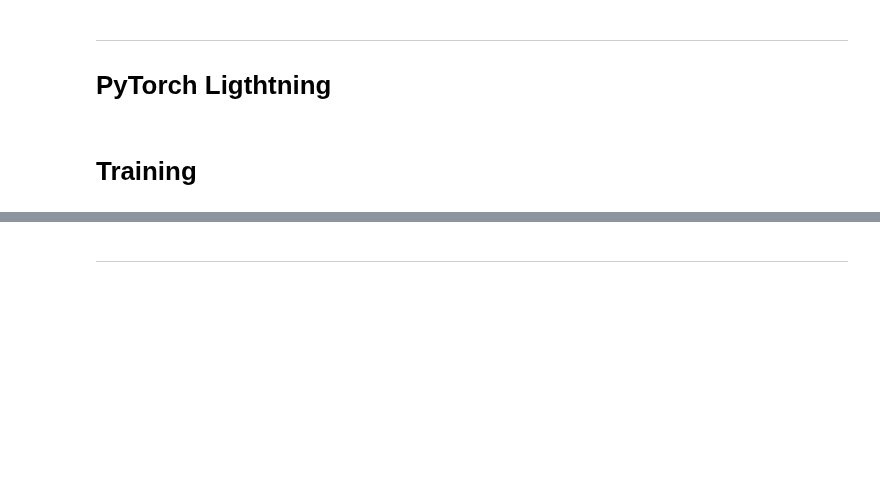
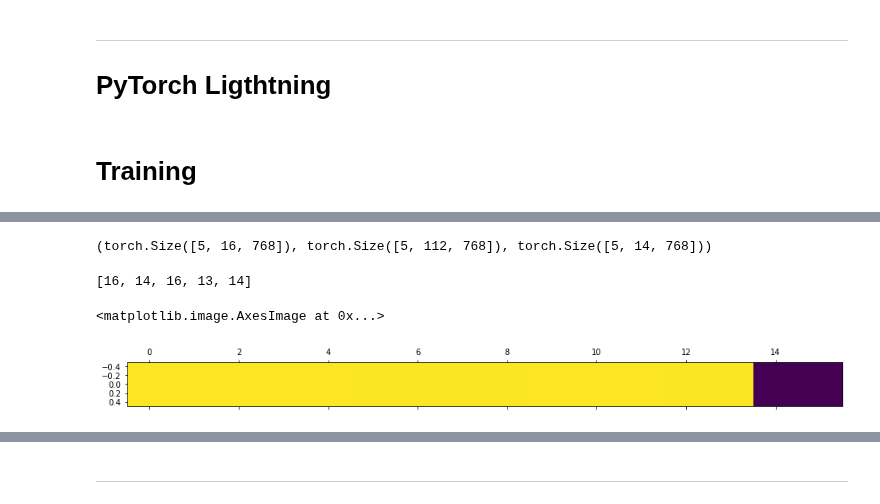
Before and after one commit to simonjisu/Text2SQL, a Jupyter notebook: Notebooks/SQLtransformer.ipynb, the cells around one changed output, grey strips where cells are left out. Cells and saved outputs as stored; diff of their text form; code cells hidden in the pictures; blank space fills up the shorter version.

```diff
--- a/Notebooks/SQLtransformer.ipynb
+++ b/Notebooks/SQLtransformer.ipynb
@@ -2066,0 +2127,35 @@ LOCAL_RANK: 0 - CUDA_VISIBLE_DEVICES: [0]
+# %%
+encode_outputs = model.model_bert(**encode_inputs)
+# %%
+input_question_mask, input_db_mask, input_col_mask = model.get_input_mask(encode_inputs)
+# %%
+question_padded, question_lengths = model.get_decoder_batches(encode_outputs, input_question_mask, pad_idx=model.tokenizer_bert.pad_token_id)
+db_padded, db_lengths = model.get_decoder_batches(encode_outputs, input_db_mask, pad_idx=model.tokenizer_bert.pad_token_id)
+col_padded, col_lengths = model.get_decoder_batches(encode_outputs, input_col_mask, pad_idx=model.tokenizer_bert.pad_token_id)
+# %%
+question_padded.size(), db_padded.size(), col_padded.size()
+# %% [output]
+(torch.Size([5, 16, 768]), torch.Size([5, 112, 768]), torch.Size([5, 14, 768]))
+# %%
+select_outputs, at1 = model.model_decoder.select_decoder(question_padded, db_padded, col_padded, question_lengths, col_lengths, True)
+select_idxes = g_sc if g_sc else model.model_decoder.predict_decoder("sc", select_outputs=select_outputs)
+# select_idxes = self.predict_decoder("sc", select_outputs=select_outputs)
+
+agg_outputs, at2 = model.model_decoder.agg_decoder(question_padded, db_padded, col_padded, question_lengths, col_lengths, select_idxes, True)
+
+where_num_outputs, at3  = model.model_decoder.where_num_decoder(question_padded, db_padded, col_padded, question_lengths, col_lengths, True)
+where_nums = g_wn if g_wn else model.model_decoder.predict_decoder("wn", where_num_outputs=where_num_outputs)
+# where_nums = self.predict_decoder("wn", where_num_outputs=where_num_outputs)
+
+where_col_outputs, at4 = model.model_decoder.where_col_decoder(question_padded, db_padded, col_padded, question_lengths, col_lengths, True)
+where_col_idxes = g_wc if g_wc else model.model_decoder.predict_decoder("wc", where_col_outputs=where_col_outputs, where_nums=where_nums)
+# where_col_idxes = self.predict_decoder("wc", where_col_outputs=where_col_outputs, where_nums=where_nums)
+
+where_op_outputs, at5 = model.model_decoder.where_op_decoder(question_padded, db_padded, col_padded, question_lengths, where_nums, where_col_idxes, True)
+where_op_idxes = g_wo if g_wo else model.model_decoder.predict_decoder("wo", where_op_outputs=where_op_outputs, where_nums=where_nums)
+# where_op_idxes = self.predict_decoder("wo", where_op_outputs=where_op_outputs, where_nums=where_nums)
+where_value_outputs, at6 = model.model_decoder.where_value_decoder(question_padded, db_padded, col_padded, question_lengths, where_nums, where_col_idxes, where_op_idxes, None, g_wv_tkns, True)
+# %%
+question_lengths
+# %% [output]
+[16, 14, 16, 13, 14]
@@ -2066,0 +2164,5 @@ LOCAL_RANK: 0 - CUDA_VISIBLE_DEVICES: [0]
+# %%
+plt.matshow(at2[1].detach().cpu().numpy())
+# %% [output]
+<matplotlib.image.AxesImage at 0x...>
+[figure, added]
```
Also changed, not shown: parts of 57 cells of this notebook, 2 other files.
